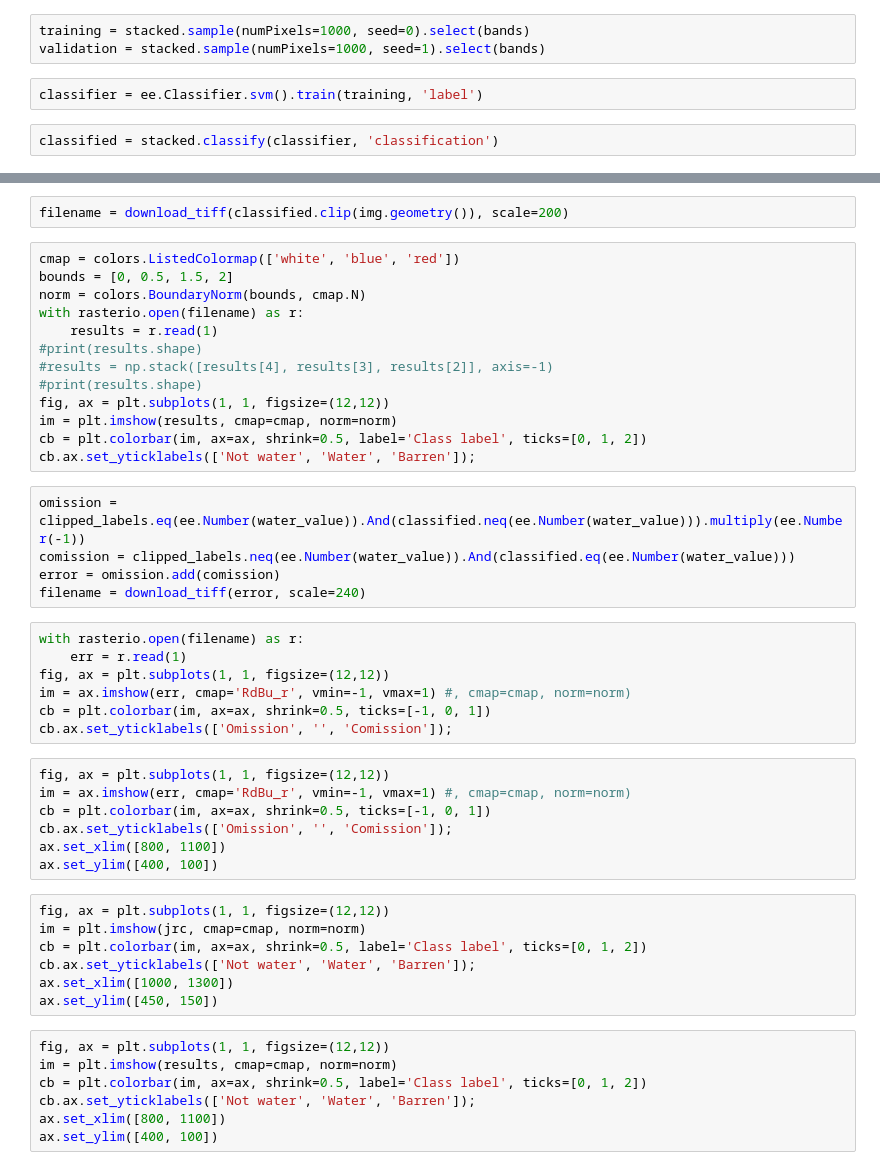
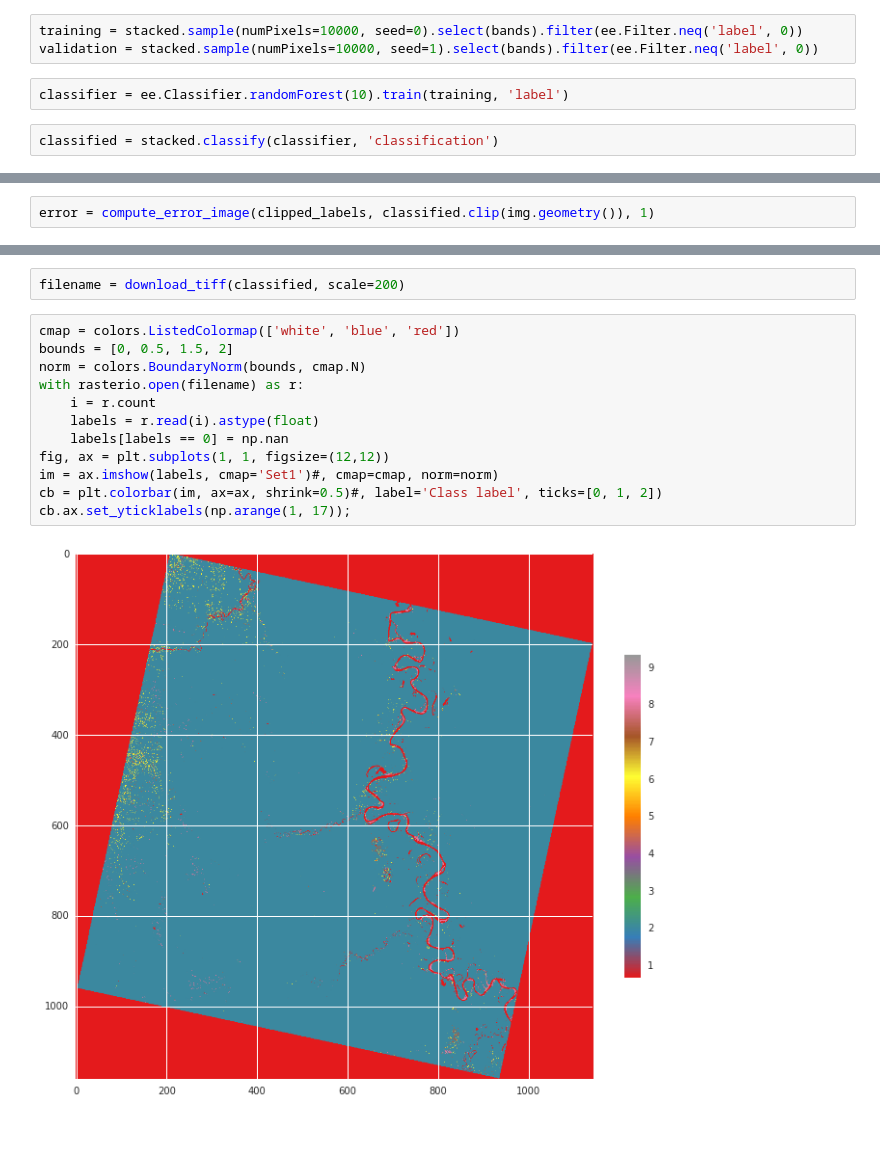
Before and after one commit to nongroup-lanl/ee-notebooks, a Jupyter notebook: ee-sandbox.ipynb, the cells around one changed output, grey strips where cells are left out. Cells and saved outputs as stored; diff of their text form; blank space fills up the shorter version.

```diff
--- a/ee-sandbox.ipynb
+++ b/ee-sandbox.ipynb
@@ -99,8 +55,8 @@ print(bands)
 # %%
-training = stacked.sample(numPixels=1000, seed=0).select(bands)
-validation = stacked.sample(numPixels=1000, seed=1).select(bands)
+training = stacked.sample(numPixels=10000, seed=0).select(bands).filter(ee.Filter.neq('label', 0))
+validation = stacked.sample(numPixels=10000, seed=1).select(bands).filter(ee.Filter.neq('label', 0))
 # %%
-classifier = ee.Classifier.svm().train(training, 'label')
+classifier = ee.Classifier.randomForest(10).train(training, 'label')
 # %%
 classified = stacked.classify(classifier, 'classification')
 # %%
@@ -109,0 +68,2 @@ print(accuracy.accuracy().getInfo())
+# %%
+error = compute_error_image(clipped_labels, classified.clip(img.geometry()), 1)
@@ -110,48 +80,16 @@ print(accuracy.accuracy().getInfo())
 # %%
-filename = download_tiff(classified.clip(img.geometry()), scale=200)
+filename = download_tiff(classified, scale=200)
 # %%
 cmap = colors.ListedColormap(['white', 'blue', 'red'])
 bounds = [0, 0.5, 1.5, 2]
 norm = colors.BoundaryNorm(bounds, cmap.N)
 with rasterio.open(filename) as r:
-    results = r.read(1)
-#print(results.shape)
-#results = np.stack([results[4], results[3], results[2]], axis=-1)
-#print(results.shape)
+    i = r.count
+    labels = r.read(i).astype(float)
+    labels[labels == 0] = np.nan
 fig, ax = plt.subplots(1, 1, figsize=(12,12))
-im = plt.imshow(results, cmap=cmap, norm=norm)
-cb = plt.colorbar(im, ax=ax, shrink=0.5, label='Class label', ticks=[0, 1, 2])
-cb.ax.set_yticklabels(['Not water', 'Water', 'Barren']);
+im = ax.imshow(labels, cmap='Set1')#, cmap=cmap, norm=norm)
+cb = plt.colorbar(im, ax=ax, shrink=0.5)#, label='Class label', ticks=[0, 1, 2])
+cb.ax.set_yticklabels(np.arange(1, 17));
+# %% [output]
+[figure, added]
-# %%
-omission = clipped_labels.eq(ee.Number(water_value)).And(classified.neq(ee.Number(water_value))).multiply(ee.Number(-1))
-comission = clipped_labels.neq(ee.Number(water_value)).And(classified.eq(ee.Number(water_value)))
-error = omission.add(comission)
-filename = download_tiff(error, scale=240)
-# %%
-with rasterio.open(filename) as r:
-    err = r.read(1)
-fig, ax = plt.subplots(1, 1, figsize=(12,12))
-im = ax.imshow(err, cmap='RdBu_r', vmin=-1, vmax=1) #, cmap=cmap, norm=norm)
-cb = plt.colorbar(im, ax=ax, shrink=0.5, ticks=[-1, 0, 1])
-cb.ax.set_yticklabels(['Omission', '', 'Comission']);
-# %%
-fig, ax = plt.subplots(1, 1, figsize=(12,12))
-im = ax.imshow(err, cmap='RdBu_r', vmin=-1, vmax=1) #, cmap=cmap, norm=norm)
-cb = plt.colorbar(im, ax=ax, shrink=0.5, ticks=[-1, 0, 1])
-cb.ax.set_yticklabels(['Omission', '', 'Comission']);
-ax.set_xlim([800, 1100])
-ax.set_ylim([400, 100])
-# %%
-fig, ax = plt.subplots(1, 1, figsize=(12,12))
-im = plt.imshow(jrc, cmap=cmap, norm=norm)
-cb = plt.colorbar(im, ax=ax, shrink=0.5, label='Class label', ticks=[0, 1, 2])
-cb.ax.set_yticklabels(['Not water', 'Water', 'Barren']);
-ax.set_xlim([1000, 1300])
-ax.set_ylim([450, 150])
-# %%
-fig, ax = plt.subplots(1, 1, figsize=(12,12))
-im = plt.imshow(results, cmap=cmap, norm=norm)
-cb = plt.colorbar(im, ax=ax, shrink=0.5, label='Class label', ticks=[0, 1, 2])
-cb.ax.set_yticklabels(['Not water', 'Water', 'Barren']);
-ax.set_xlim([800, 1100])
-ax.set_ylim([400, 100])
```
Also changed, not shown: parts of 18 cells of this notebook.
